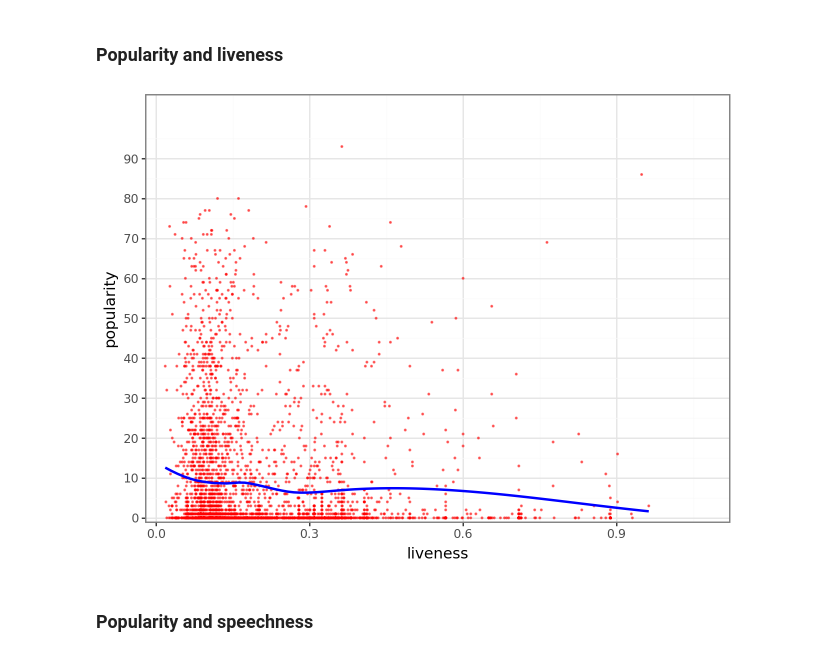
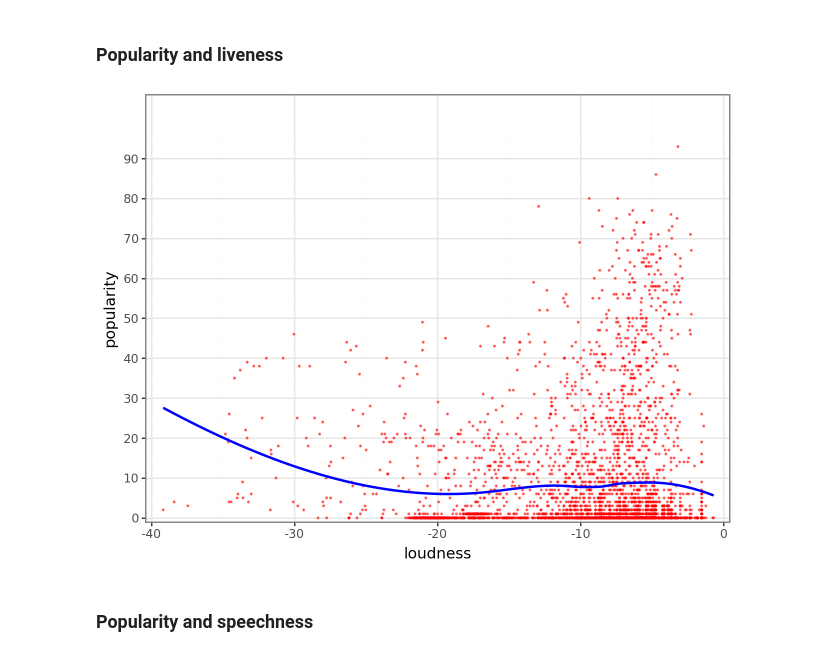
Before and after one commit to Anton21a/Data_Analysis, a Jupyter notebook: Assignment2.ipynb, the cells around one changed output. Drawn from its saved outputs; the diff is of its cells as text; code cells hidden in the pictures.

```diff
--- a/Assignment2.ipynb
+++ b/Assignment2.ipynb
@@ -174,22 +174,22 @@ plot
 # %% [markdown]
 ### Popularity and liveness
 # %%
-i = 'liveness'
+i = 'loudness'
 plot = (
     ggplot(data=data)
     + geom_point(aes(x = i, y = "popularity"), color = "red", size = 0.2, alpha = 0.5)
     + geom_smooth(aes(x = i, y = "popularity"), method = "loess", color = 'blue', se=False)
     + expand_limits(x = 0.01, y = 0.01)
-    + scale_x_continuous(expand=(0.01, 0.01), limits=( 0, 1.1))
+    + scale_x_continuous(expand=(0.01, 0.01), limits=( -40, 0))
     + scale_y_continuous(
         expand=(0.01, 0.01), limits=(0, 105), breaks=np.arange(0, 100, 10)
     )
     + labs(x = i, y = "popularity")
     + theme_bw()
 )
 plot
 # %% [output]
-[figure, old version]
+[figure, new version]
 # %% [markdown]
 ### Popularity and speechness
 # %%
```
Also changed, not shown: parts of 1 cell of this notebook.
